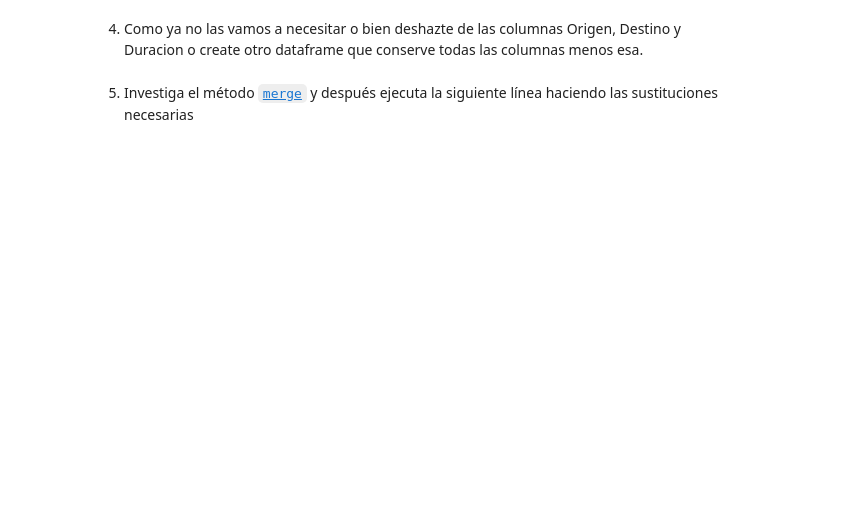
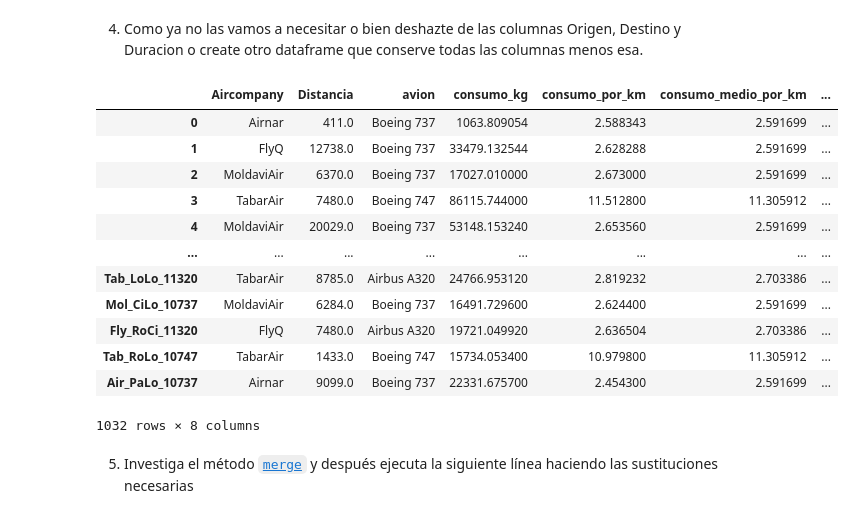
Before and after one commit to CristianZB-dev/MIS_PRACTICAS, a Jupyter notebook: 02_Programacion_y_Herramientas_Avanzadas/Sprint_04/Unidad_02/Practica_Obligatoria/18_Practica_Obligatoria_Pandas_II.ipynb, the cells around one changed output. Cells and saved outputs as stored; diff of their text form; code cells hidden in the pictures; blank space fills up the shorter version.

```diff
--- a/02_Programacion_y_Herramientas_Avanzadas/Sprint_04/Unidad_02/Practica_Obligatoria/18_Practica_Obligatoria_Pandas_II.ipynb
+++ b/02_Programacion_y_Herramientas_Avanzadas/Sprint_04/Unidad_02/Practica_Obligatoria/18_Practica_Obligatoria_Pandas_II.ipynb
@@ -578,5 +687,23 @@ df_ingresos = pd.read_csv("./data/dataset_ingresos.csv")
 # %% [markdown]
 4. Como ya no las vamos a necesitar o bien deshazte de las columnas Origen, Destino y Duracion o create otro dataframe que conserve todas las columnas menos esa.
+# %%
+df_sin_columnas_select = df_combinado.drop(["Origen","Destino","duracion"],axis = 1) # Creamos un nuevo data frame eliminando las columnas que no nos interesan pero manteniendo el data frame original, sin modificar.
+
+df_sin_columnas_select
+# %% [output]
+|  | Aircompany | Distancia | avion | consumo_kg | consumo_por_km | consumo_medio_por_km | ... |
+| 0 | Airnar | 411.0 | Boeing 737 | 1063.809054 | 2.588343 | 2.591699 | ... |
+| 1 | FlyQ | 12738.0 | Boeing 737 | 33479.132544 | 2.628288 | 2.591699 | ... |
+| 2 | MoldaviAir | 6370.0 | Boeing 737 | 17027.010000 | 2.673000 | 2.591699 | ... |
+| 3 | TabarAir | 7480.0 | Boeing 747 | 86115.744000 | 11.512800 | 11.305912 | ... |
+| 4 | MoldaviAir | 20029.0 | Boeing 737 | 53148.153240 | 2.653560 | 2.591699 | ... |
+| ... | ... | ... | ... | ... | ... | ... | ... |
+| Tab_LoLo_11320 | TabarAir | 8785.0 | Airbus A320 | 24766.953120 | 2.819232 | 2.703386 | ... |
+| Mol_CiLo_10737 | MoldaviAir | 6284.0 | Boeing 737 | 16491.729600 | 2.624400 | 2.591699 | ... |
+| Fly_RoCi_11320 | FlyQ | 7480.0 | Airbus A320 | 19721.049920 | 2.636504 | 2.703386 | ... |
+| Tab_RoLo_10747 | TabarAir | 1433.0 | Boeing 747 | 15734.053400 | 10.979800 | 11.305912 | ... |
+| Air_PaLo_10737 | Airnar | 9099.0 | Boeing 737 | 22331.675700 | 2.454300 | 2.591699 | ... |
+1032 rows × 8 columns
 # %% [markdown]
 5. Investiga el método [`merge`](https://pandas.pydata.org/docs/reference/api/pandas.DataFrame.merge.html "Info sobre joins") y después ejecuta la siguiente línea haciendo las sustituciones necesarias
 # %%
```
Also changed, not shown: parts of 12 cells of this notebook.
